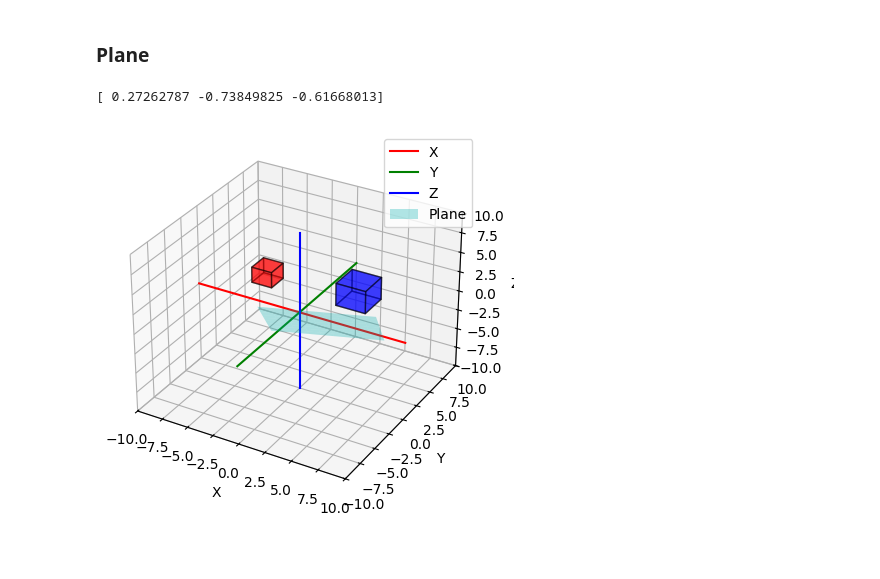
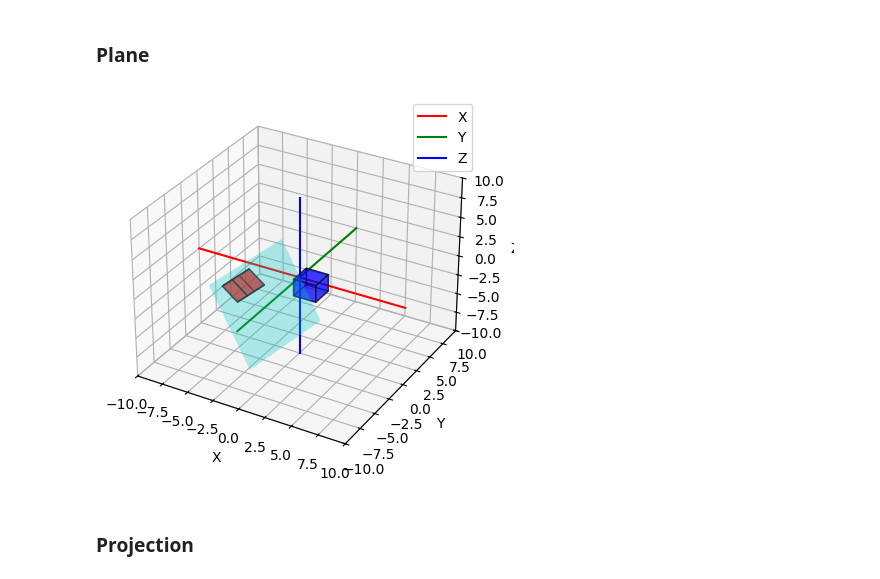
Before and after one commit to stellafff25/CompVision_2, a Jupyter notebook: Lab4.ipynb, the cells around one changed output. Saved outputs shown, nothing was run; the diff lists cells and outputs as text; code cells hidden in the pictures.

```diff
--- a/Lab4.ipynb
+++ b/Lab4.ipynb
@@ -14,10 +14,14 @@ def create_random_cube():
     return base_vertices + center
 # %%
 def add_line_if_given(func):
-    def wrapper(*args, line_data=None, plane_data=None, **kwargs):
+    def wrapper(*args, line_data=None, plane_data=None, projected_vertices=None, **kwargs):
         fig = plt.figure()
         ax = fig.add_subplot(111, projection='3d')
         kwargs["ax"] = ax
+
+        if projected_vertices is not None:
+            kwargs["projected_vertices"] = projected_vertices
+
         func(*args, **kwargs)
 
         if line_data is not None:
@@ -37,16 +41,16 @@ def add_line_if_given(func):
             grid_size = 5
             s = np.linspace(-grid_size, grid_size, 10)
             xx, yy = np.meshgrid(s, s)
-            plane_points = point[:, np.newaxis, np.newaxis] + d1[:, np.newaxis, np.newaxis]*xx + d2[:, np.newaxis, np.newaxis]*yy
+            plane_points = point[:, np.newaxis, np.newaxis] + d1[:, np.newaxis, np.newaxis] * xx + d2[:, np.newaxis, np.newaxis] * yy
             X, Y, Z = plane_points[0], plane_points[1], plane_points[2]
-            ax.plot_surface(X, Y, Z, alpha=0.3, color='cyan', label='Plane')
+            ax.plot_surface(X, Y, Z, alpha=0.3, color='cyan')
 
         ax.legend()
         plt.show()
     return wrapper
 
 @add_line_if_given
-def plot_cubes(original_vertices, transformed_vertices, colors=["blue", "red"], space_limits=10, ax=None):
+def plot_cubes(original_vertices, transformed_vertices=None, colors=["blue", "red"], space_limits=10, ax=None, projected_vertices=None):
     def plot_cube(vertices, color):
         edges = [
             [vertices[0], vertices[1], vertices[2], vertices[3]],
@@ -59,7 +63,12 @@ def plot_cubes(original_vertices, transformed_vertices, colors=["blue", "red"],
         ax.add_collection3d(Poly3DCollection(edges, alpha=0.5, edgecolor='k', facecolor=color))
 
     plot_cube(original_vertices, colors[0])
-    plot_cube(transformed_vertices, colors[1])
+
+    if transformed_vertices is not None:
+        plot_cube(transformed_vertices, colors[1])
+
+    if projected_vertices is not None:
+        plot_cube(projected_vertices, "green")
 
     ax.set_xlim([-space_limits, space_limits])
     ax.set_ylim([-space_limits, space_limits])
@@ -206,6 +233,5 @@ plot_cubes(cube_vertices, rotated_cube, line_data=(point, direction))
 def generate_random_plane():
     point = np.random.uniform(-5, 5, size=3)
     normal = np.random.uniform(-1, 1, size=3)
-    normal /= np.linalg.norm(normal)
     return point, normal
 # %%
@@ -262,8 +281,9 @@ def reflected_plane_cube(cube_vertices, phi, point, direction):
 # %%
-cube = create_random_cube()
 plane_point, plane_normal = generate_random_plane()
+reflected_cube = reflected_plane_cube(cube_vertices, plane_point, plane_normal)
 
-plot_cubes(cube, scaled_vertices, plane_data=(plane_point, plane_normal))
+plot_cubes(cube_vertices, reflected_cube, plane_data=(plane_point, plane_normal))
 # %% [output]
-[ 0.27262787 -0.73849825 -0.61668013]
-[figure, old version]
+[figure, new version]
+# %% [markdown]
+### Projection
```
Also changed, not shown: parts of 9 cells of this notebook, 2 other files.
